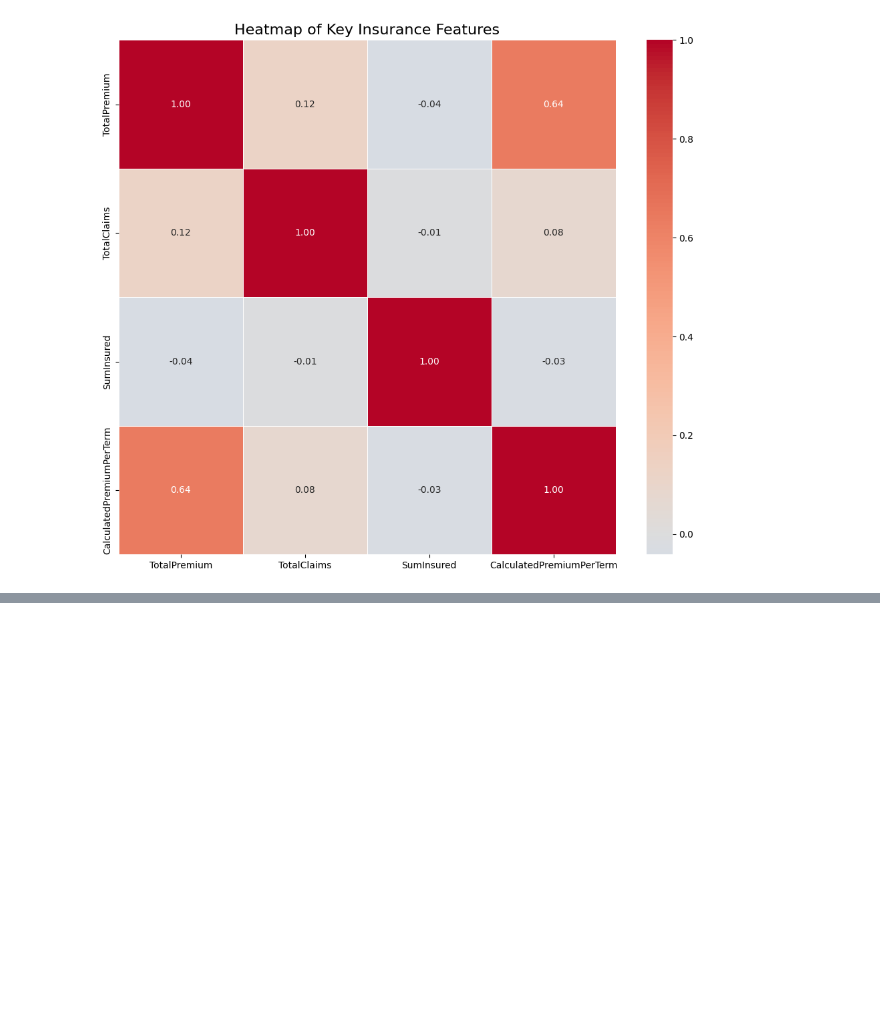
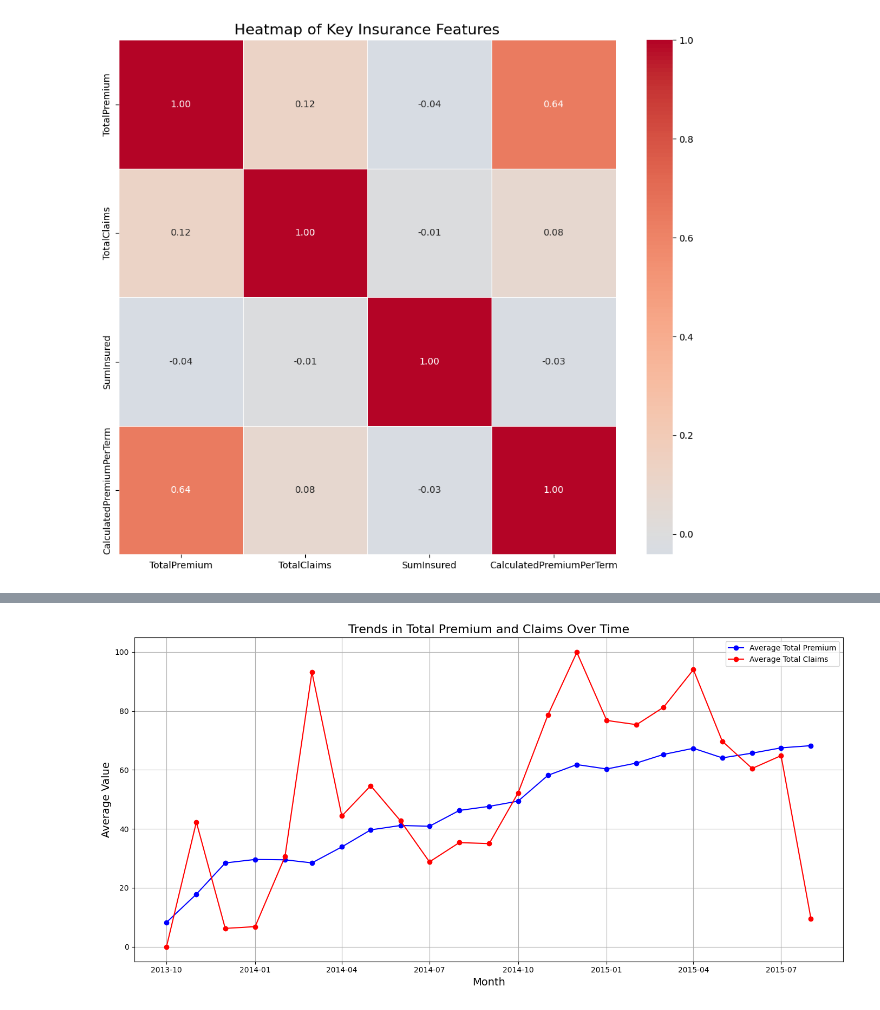
Before and after one commit to BekLG/Insurance-Data-Analysis---KAIM-W3, a Jupyter notebook: notebooks/EDA.ipynb, the cells around one changed output, grey strips where cells are left out. Drawn from its saved outputs; the diff is of its cells as text; code cells hidden in the pictures; blank space fills up the shorter version.

```diff
--- a/notebooks/EDA.ipynb
+++ b/notebooks/EDA.ipynb
@@ -241,0 +265,24 @@ plt.show()
+# %%
+## Trends in Total Premium and Claims Over Time
+# Convert TransactionMonth to datetime
+data['TransactionMonth'] = pd.to_datetime(data['TransactionMonth'])
+# Aggregate data by month
+monthly_data = data.groupby(data['TransactionMonth']).agg({
+'TotalPremium': 'mean',
+'TotalClaims': 'mean'
+}).reset_index()
+# Plot trends
+plt.figure(figsize=(14, 7))
+plt.plot(monthly_data['TransactionMonth'], monthly_data['TotalPremium'],
+label='Average Total Premium', color='blue', marker='o')
+plt.plot(monthly_data['TransactionMonth'], monthly_data['TotalClaims'],
+label='Average Total Claims', color='red', marker='o')
+plt.title('Trends in Total Premium and Claims Over Time', fontsize=16)
+plt.xlabel('Month', fontsize=14)
+plt.ylabel('Average Value', fontsize=14)
+plt.legend()
+plt.grid(True)
+plt.tight_layout()
+plt.show()
+# %% [output]
+[figure, added]
```
Also changed, not shown: parts of 1 cell of this notebook.
